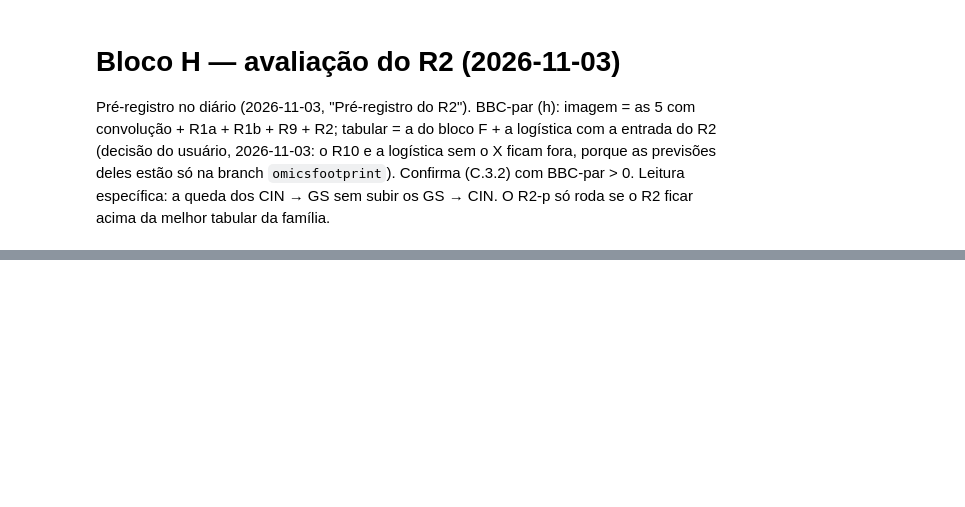
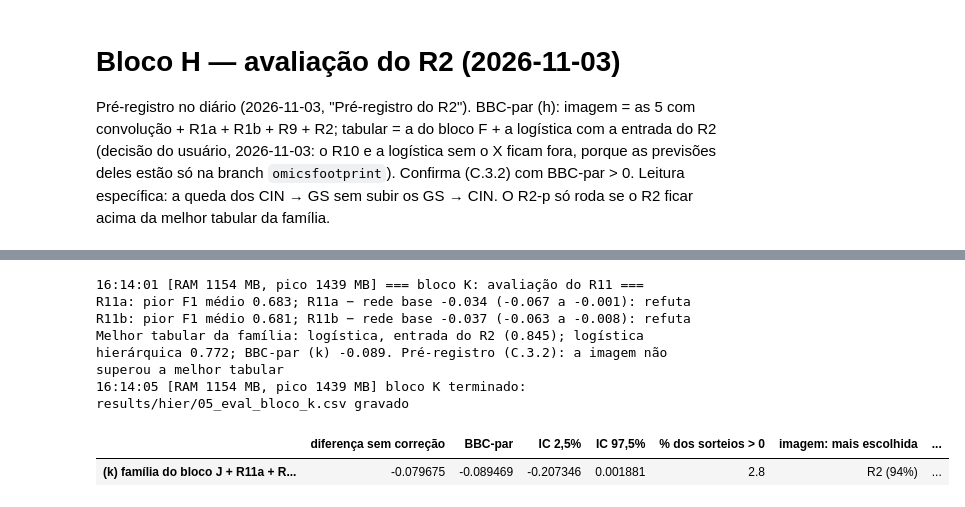
Before and after one commit to leocendino/imagens_de_cg_para_classificacao, a Jupyter notebook: notebooks/05_eval.ipynb, the cells around one changed output, grey strips where cells are left out. Cells and saved outputs as stored; diff of their text form; code cells hidden in the pictures; blank space fills up the shorter version.

```diff
--- a/notebooks/05_eval.ipynb
+++ b/notebooks/05_eval.ipynb
@@ -1971,0 +1990,51 @@ res_h
+# %%
+log("=== bloco K: avaliação do R11 ===")
+H = {n: [ler_oof(HIER, f"{n}_s{s}").argmax(axis=1) for s in SEMENTES] for n in ("R11a", "R11b")}
+LOG_H = ler_oof(HIER, "R11_logistica").argmax(axis=1)
+ref_k = pd.read_csv(HIER / "04_models_r11.csv", index_col=0)["pior F1"]  # autoteste: reproduz o results/hier/04_models_r11.csv
+for n, yps in H.items():
+    assert np.isclose(np.mean([pior_yp(yp) for yp in yps]), ref_k[n]), n
+assert np.isclose(pior_yp(LOG_H), ref_k["logística hierárquica"])
+
+IM_K = IMAGEM | IM | {"R9": IM9["R9"], "R2": IM2} | {n: [ler_oof(OOF_R, f"{n}_s{s}").argmax(axis=1) for s in SEMENTES]
+                                                    for n in ("R3", "R4")} | H
+TAB_K = TAB_H | {f"logística, entrada do {n}": [ler_oof(OOF_R, f"{n}_logistica").argmax(axis=1)] for n in ("R3", "R4")}
+TAB_K |= {"logística hierárquica": [LOG_H]}
+assert len(IM_K) == 13 and len(TAB_K) == 12
+res_k = pd.DataFrame({"(k) família do bloco J + R11a + R11b × tabular do bloco J + logística hierárquica": bbc_par(IM_K, TAB_K)}).T
+
+
+def contra_base(d):
+    # desfecho contra a rede base (PARTE C, R11); d = (diferença, IC 2,5%, IC 97,5%)
+    return "confirma" if d[1] > 0 else "inconclusivo" if d[0] > 0 else "refuta"
+
+
+assert [contra_base(d) for d in [(0.05, 0.01, 0.09), (0.05, -0.01, 0.09), (0.0, -0.03, 0.03), (-0.02, -0.06, 0.01)]] == [
+    "confirma", "inconclusivo", "refuta", "refuta"]
+rede_b = [p.argmax(axis=1) for p in OTIM["profundo + adamw_dro"]]
+dif_k = {n: dif_ic(yps, rede_b) for n, yps in H.items()}
+for n, d in dif_k.items():
+    print(f"{n}: pior F1 médio {np.mean([pior_yp(yp) for yp in H[n]]):.3f}; {n} − rede base {d[0]:+.3f} ({d[1]:+.3f} a {d[2]:+.3f}): "
+          f"{contra_base(d)}")
+media_tab = {n: np.mean([pior_yp(yp) for yp in yps]) for n, yps in TAB_K.items()}
+melhor = max(media_tab, key=media_tab.get)
+bbc, lo, escolhida = res_k["BBC-par"].iloc[0], res_k["IC 2,5%"].iloc[0], res_k["imagem: mais escolhida"].iloc[0]
+print(f"Melhor tabular da família: {melhor} ({media_tab[melhor]:.3f}); logística hierárquica {pior_yp(LOG_H):.3f}; BBC-par (k) {bbc:+.3f}. "
+      "Pré-registro (C.3.2): " + ("SUPERIOR" if lo > 0 else "CANDIDATA" if bbc > 0 else "a imagem não superou a melhor tabular"))
+if bbc > 0 and escolhida.startswith("R11"):
+    print("C.3.5, linha (8): nível 2 (vale o treino hierárquico da rede, não o formato 2D)")
+if bbc <= 0 and "confirma" in map(contra_base, dif_k.values()):
+    print("C.3.5, linha (9): nível 1 (a hierarquia ajuda a rede, mas a imagem continua abaixo da tabela)")
+extra = {c: v for n, d in dif_k.items()
+         for c, v in zip((f"{n} − rede base", f"IC 2,5% ({n} − rede base)", f"IC 97,5% ({n} − rede base)"), d)}
+pd.concat([res_k, pd.DataFrame([extra], index=res_k.index)], axis=1).to_csv(HIER / "05_eval_bloco_k.csv")
+log("bloco K terminado: results/hier/05_eval_bloco_k.csv gravado")
+res_k
+# %% [output]
+16:14:01 [RAM 1154 MB, pico 1439 MB] === bloco K: avaliação do R11 ===
+R11a: pior F1 médio 0.683; R11a − rede base -0.034 (-0.067 a -0.001): refuta
+R11b: pior F1 médio 0.681; R11b − rede base -0.037 (-0.063 a -0.008): refuta
+Melhor tabular da família: logística, entrada do R2 (0.845); logística hierárquica 0.772; BBC-par (k) -0.089. Pré-registro (C.3.2): a imagem não superou a melhor tabular
+16:14:05 [RAM 1154 MB, pico 1439 MB] bloco K terminado: results/hier/05_eval_bloco_k.csv gravado
+|  | diferença sem correção | BBC-par | IC 2,5% | IC 97,5% | % dos sorteios > 0 | imagem: mais escolhida | ... |
+| (k) família do bloco J + R11a + R... | -0.079675 | -0.089469 | -0.207346 | 0.001881 | 2.8 | R2 (94%) | ... |
```
Also changed, not shown: parts of 19 cells of this notebook, 1 other file.
